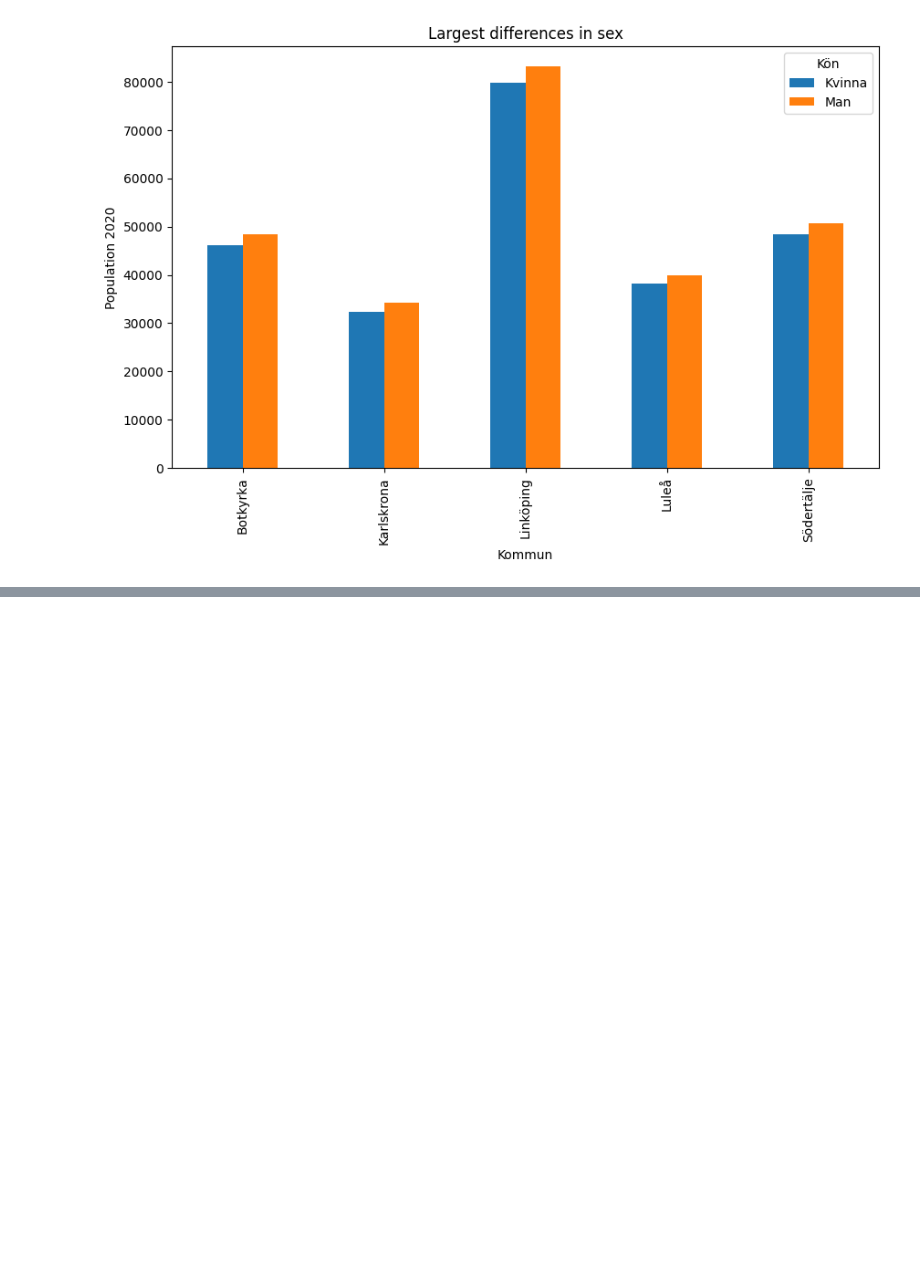
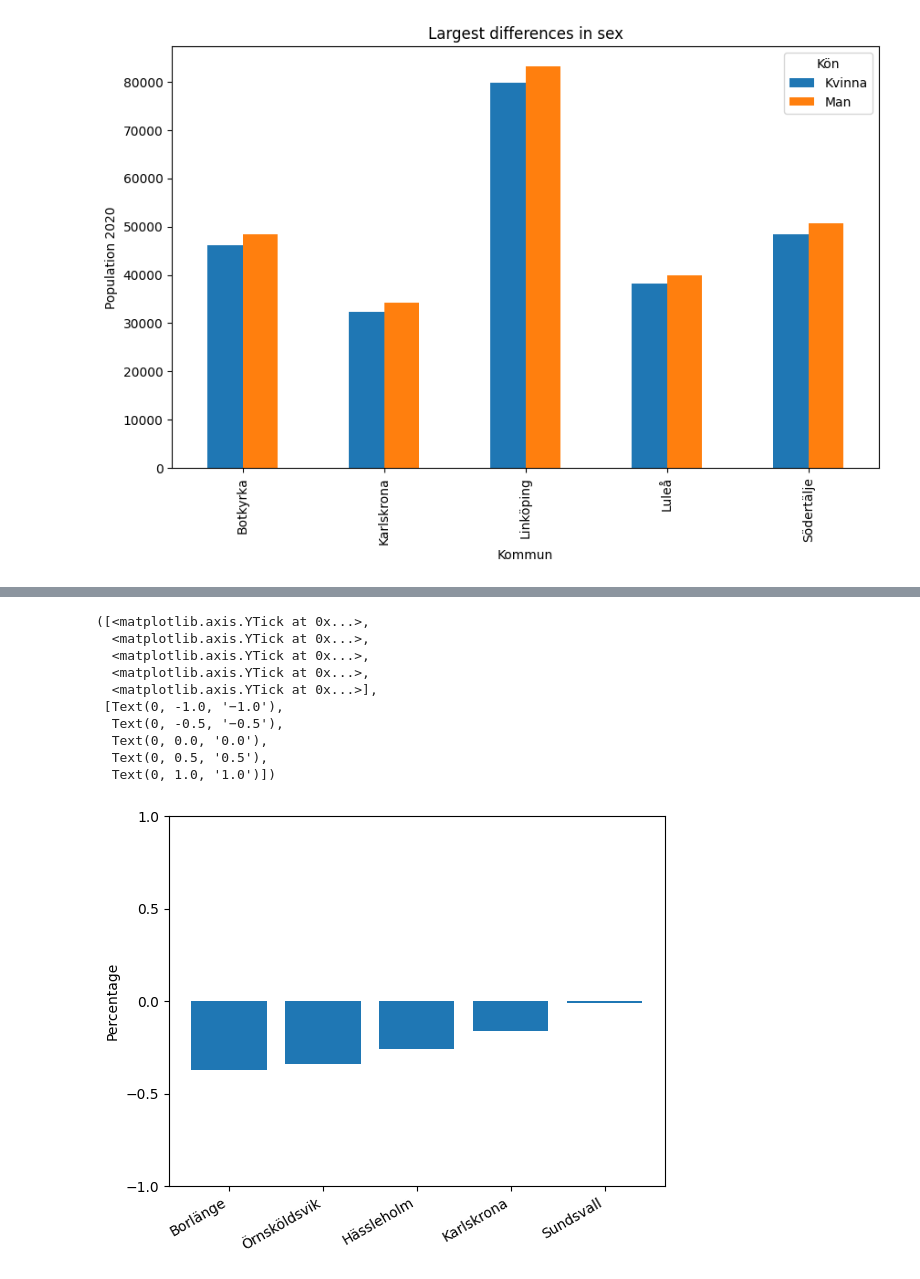
Before and after one commit to danlundh67/Python-Dan-Lund-OPA23, a Jupyter notebook: exercises/1_panda.ipynb, the cells around one changed output, grey strips where cells are left out. Cells and saved outputs as stored; diff of their text form; code cells hidden in the pictures; blank space fills up the shorter version.

```diff
--- a/exercises/1_panda.ipynb
+++ b/exercises/1_panda.ipynb
@@ -451,0 +453,17 @@ growing, grow2
+# %%
+plt.bar(decreasers["Kommun"],decreasers["Pop_growth"])
+plt.xticks(rotation=30, ha='right')
+plt.ylabel('Percentage')
+plt.yticks([-1.0, -0.5, 0, 0.5, 1])
+# %% [output]
+([<matplotlib.axis.YTick at 0x...>,
+  <matplotlib.axis.YTick at 0x...>,
+  <matplotlib.axis.YTick at 0x...>,
+  <matplotlib.axis.YTick at 0x...>,
+  <matplotlib.axis.YTick at 0x...>],
+ [Text(0, -1.0, '−1.0'),
+  Text(0, -0.5, '−0.5'),
+  Text(0, 0.0, '0.0'),
+  Text(0, 0.5, '0.5'),
+  Text(0, 1.0, '1.0')])
+[figure, added]
```
Also changed, not shown: parts of 3 cells of this notebook.
